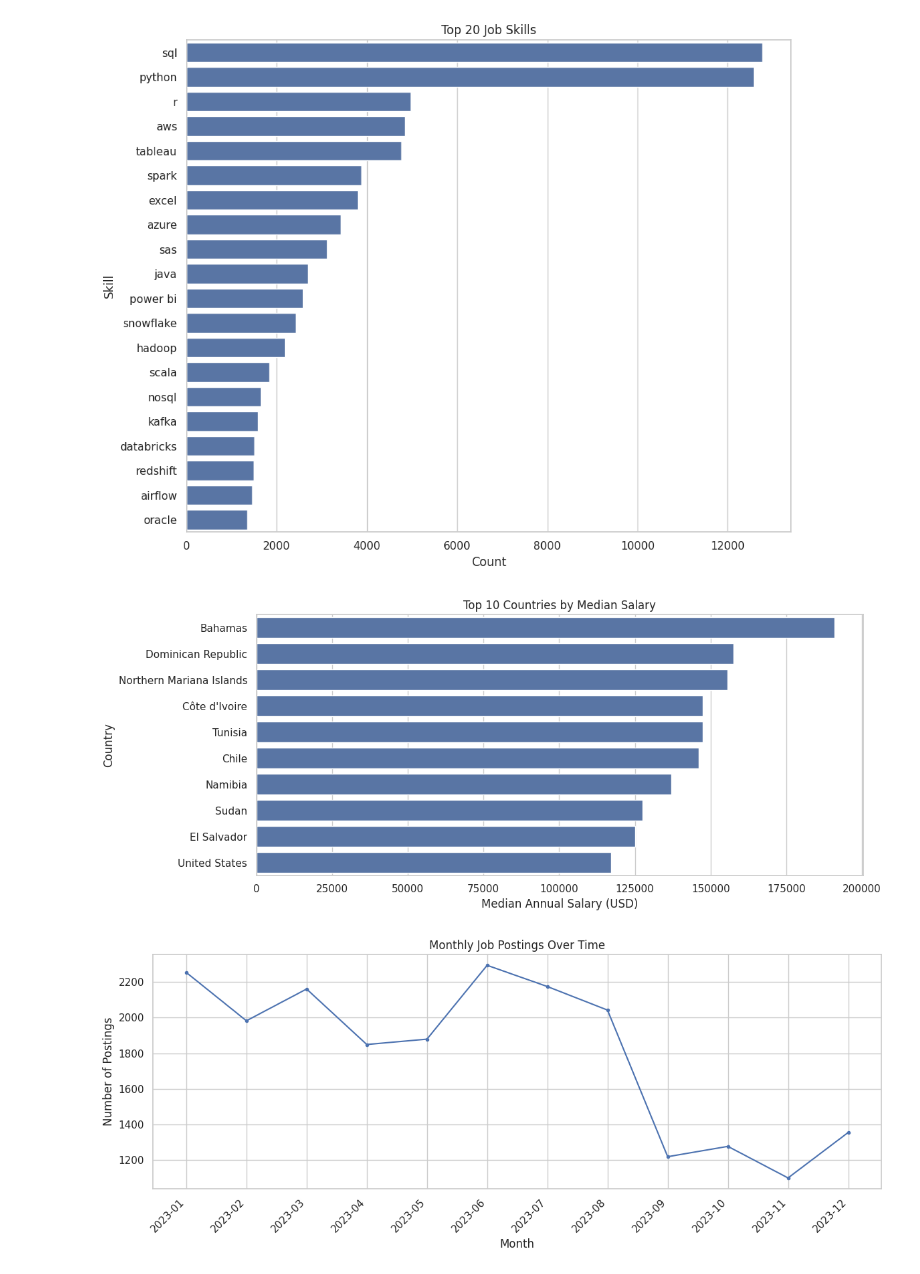
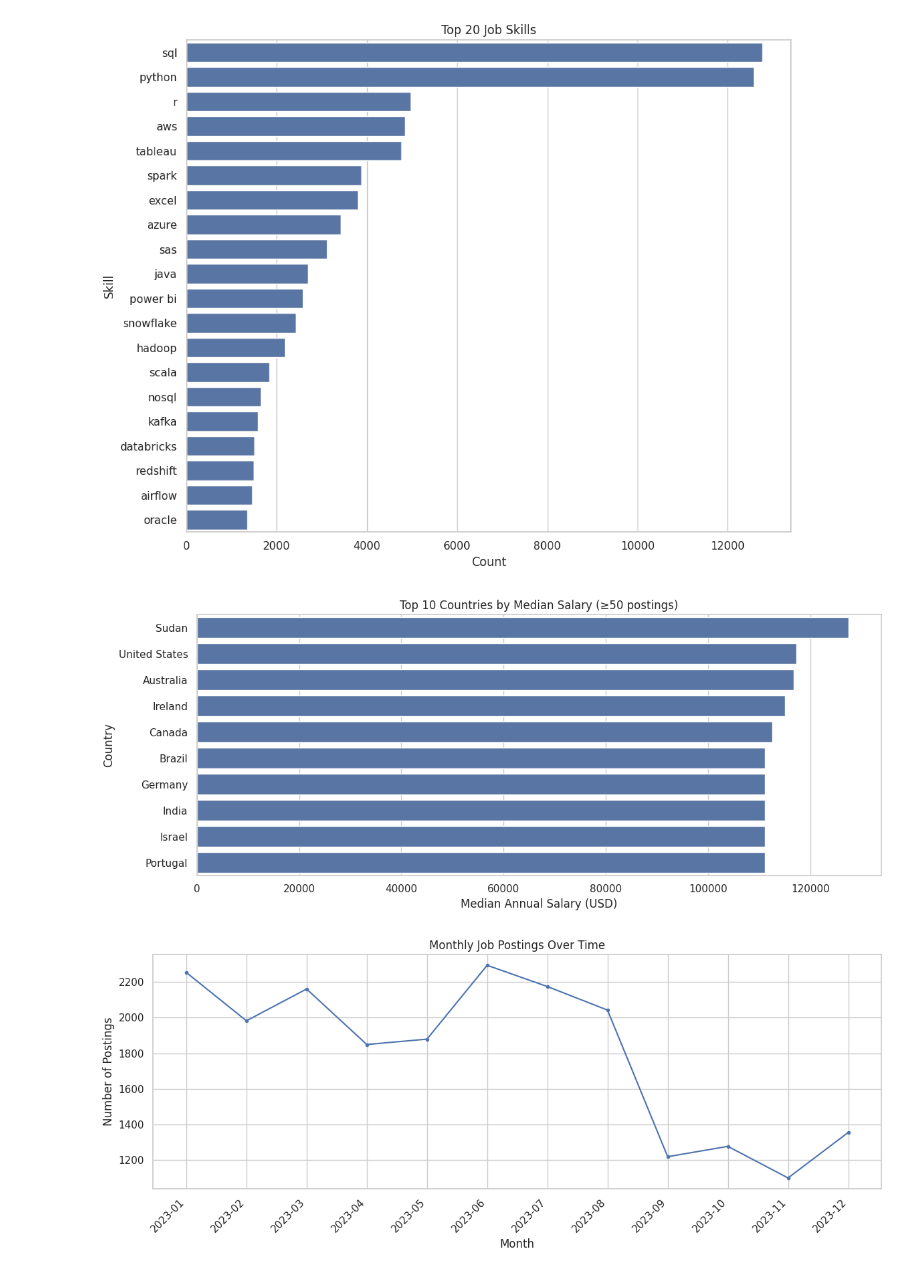
Before and after one commit to cansatir/dsa210-spring2026-project, a Jupyter notebook: notebooks/analysis.ipynb, the cells around one changed output. Drawn from its saved outputs; the diff is of its cells as text; code cells hidden in the pictures.

Commit message:
fix: filter fig5 to countries with min 50 postings

```diff
--- a/notebooks/analysis.ipynb
+++ b/notebooks/analysis.ipynb
@@ -309,21 +309,24 @@ plt.show()
 # %% [output]
 [figure]
 # %%
-# fig5 — Top 10 countries by median salary ─────────────────────
-top_countries = (df.groupby('job_country')['salary_year_avg']
+# fig5 — Top 10 countries by median salary (min 50 postings) ────
+country_counts = df['job_country'].value_counts()
+eligible = country_counts[country_counts >= 50].index
+top_countries = (df[df['job_country'].isin(eligible)]
+                   .groupby('job_country')['salary_year_avg']
                    .median().nlargest(10)
                    .reset_index(name='median_salary'))
 
 fig, ax = plt.subplots(figsize=(12, 5))
 sns.barplot(data=top_countries, x='median_salary', y='job_country', ax=ax)
-ax.set_title('Top 10 Countries by Median Salary')
+ax.set_title('Top 10 Countries by Median Salary (≥50 postings)')
 ax.set_xlabel('Median Annual Salary (USD)')
 ax.set_ylabel('Country')
 plt.tight_layout()
 plt.savefig(FIGURES / 'fig5_salary_by_country.png', dpi=120)
 plt.show()
 # %% [output]
-[figure, old version]
+[figure, new version]
 # %%
 # fig6 — Monthly job postings over time ────────────────────────
 monthly = (df.assign(ym=df['job_posted_date'].dt.to_period('M'))
```
Also changed, not shown: 1 other file.
